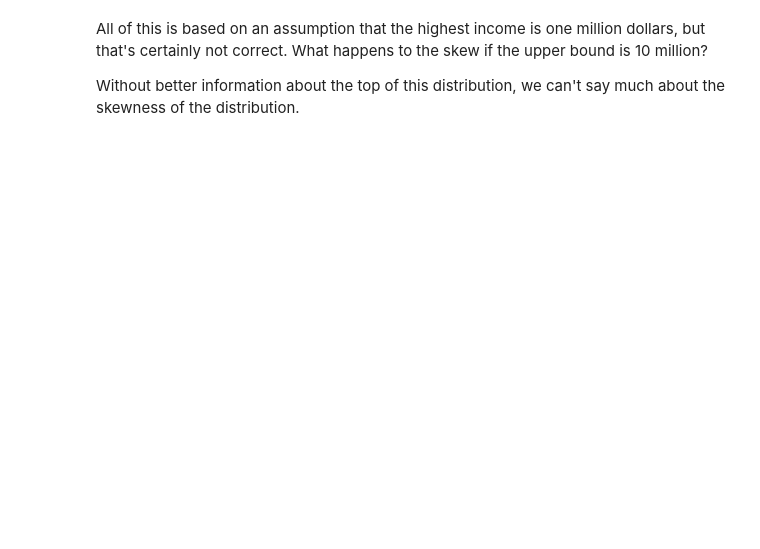
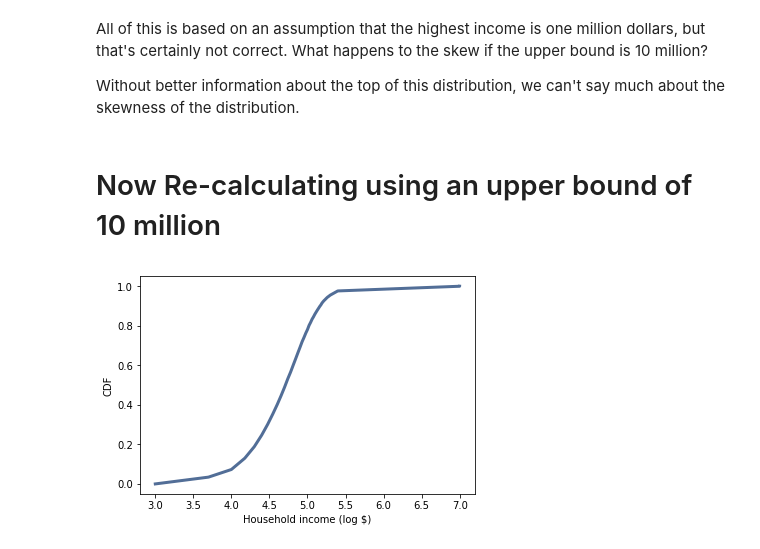
Before and after one commit to rosslogan702/ThinkStats2, a Jupyter notebook: code/chap06ex.ipynb, the cells around one changed output. Drawn from its saved outputs; the diff is of its cells as text; code cells hidden in the pictures; blank space fills up the shorter version.

```diff
--- a/code/chap06ex.ipynb
+++ b/code/chap06ex.ipynb
@@ -395,3 +396,14 @@ cdf.Prob(mean)
 All of this is based on an assumption that the highest income is one million dollars, but that's certainly not correct.  What happens to the skew if the upper bound is 10 million?
 
 Without better information about the top of this distribution, we can't say much about the skewness of the distribution.
+# %% [markdown]
+# Now Re-calculating using an upper bound of 10 million
+# %%
+log_sample = InterpolateSample(income_df, log_upper=7.0)
+# %%
+log_cdf = thinkstats2.Cdf(log_sample)
+thinkplot.Cdf(log_cdf)
+thinkplot.Config(xlabel='Household income (log $)',
+               ylabel='CDF')
+# %% [output]
+[figure, added]
```
Also changed, not shown: parts of 11 cells of this notebook, 2 other files.
